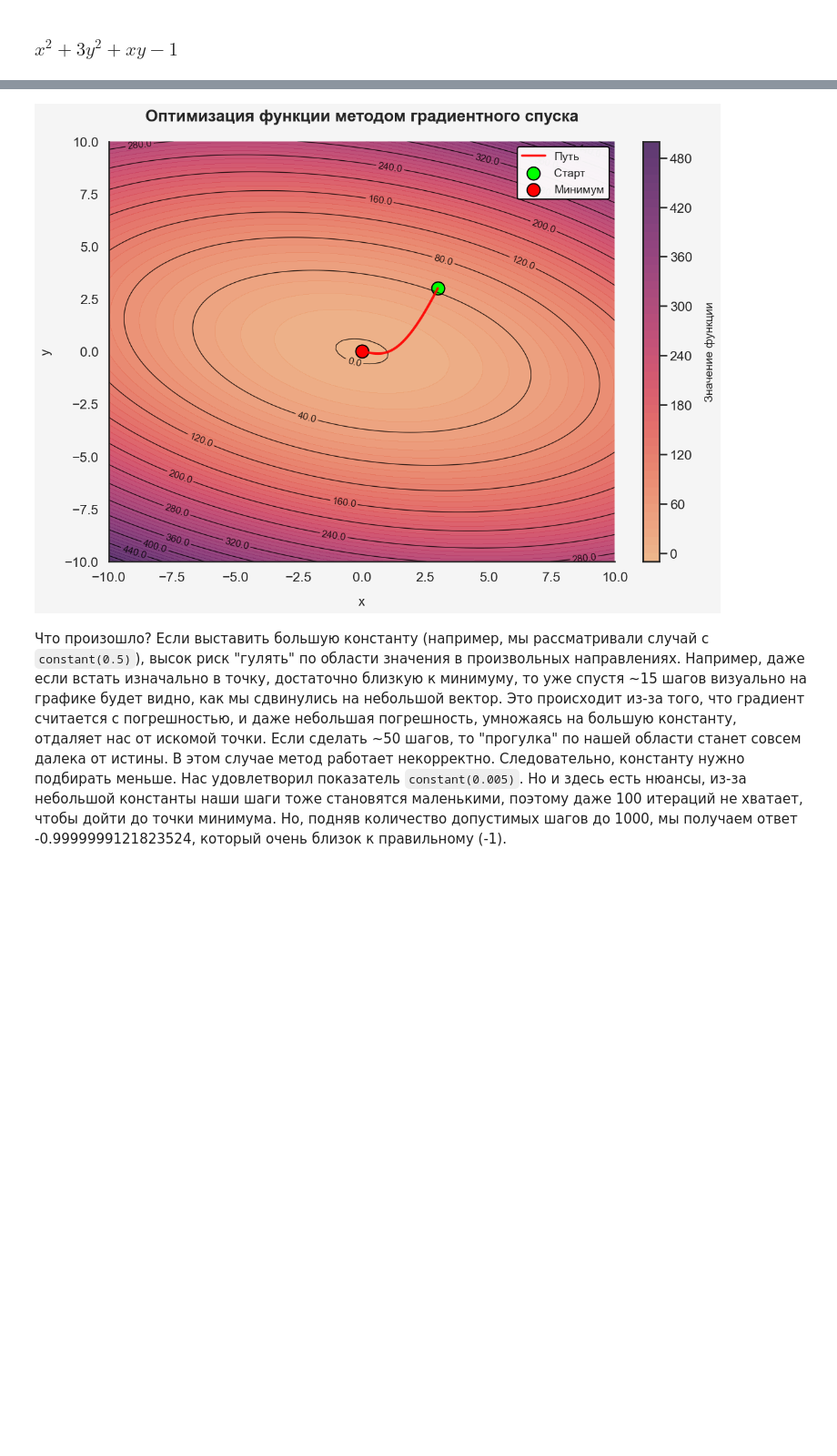
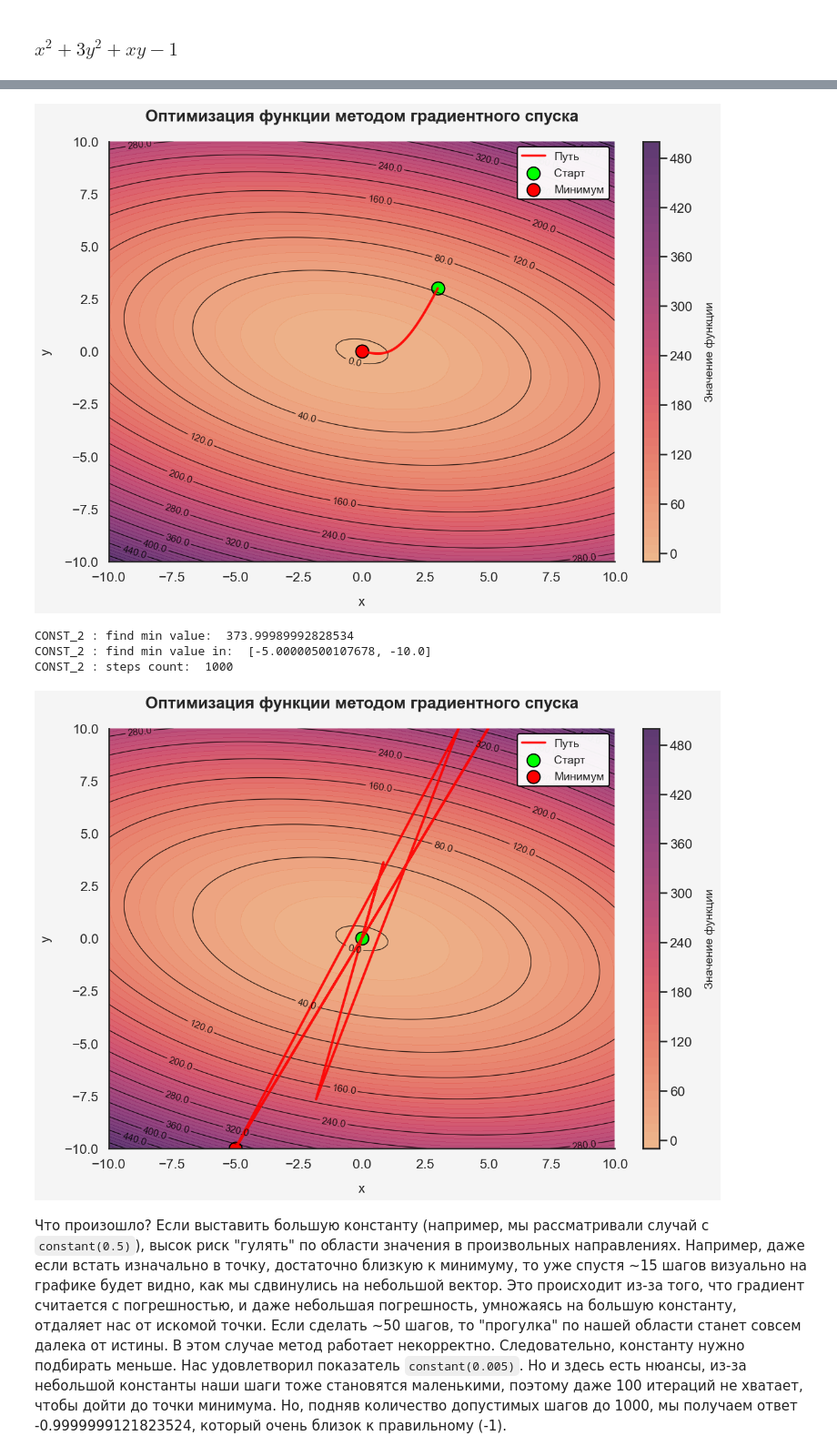
Before and after one commit to 3ELEHblE-LIJanki/Optimization-Methods-lab1, a Jupyter notebook: report.ipynb, the cells around one changed output, grey strips where cells are left out. Shown at 91% size. Cells and saved outputs as stored; diff of their text form; code cells hidden in the pictures; blank space fills up the shorter version.

````diff
--- a/report.ipynb
+++ b/report.ipynb
@@ -55,11 +56,15 @@ def pretty_print(descent: GradientDecent, name: str, find_result: float):
 + Первой функцией возьмём обычный многочлен от двух переменных $x^2 + 3y^2 + xy - 1$ и сделаем градиентный спуск с постоянным методом планирования шага  ![image.png](attachment:643b5011-b1a8-43e6-a094-e8357701c6fa.png)
 # %%
 func = lambda x: x[0] ** 2 + 3 * x[1] ** 2 + x[1] * x[0] - 1
-test_descent = GradientDecent(constant(0.005), func, [[-10.0, 10.0], [-10.0, 10.0]], 0.00001)
+test_descent_1 = GradientDecent(constant(0.005), func, [[-10.0, 10.0], [-10.0, 10.0]], 0.00001)
 
-pretty_print(test_descent, "CONST", test_descent.find_min([3, 3], 1000))
+pretty_print(test_descent_1, "CONST_1", test_descent_1.find_min([3, 3], 1000))
+test_plotter_1 = GraphicsPlotter(test_descent_1)
+test_plotter_1.plot()
 
-test_plotter = GraphicsPlotter(test_descent)
+test_descent_2 = GradientDecent(constant(0.5), func, [[-10.0, 10.0], [-10.0, 10.0]], 0.00001)
 
-test_plotter.plot()
+pretty_print(test_descent_2, "CONST_2", test_descent_2.find_min([0, 0], 1000))
+test_plotter_2 = GraphicsPlotter(test_descent_2)
+test_plotter_2.plot()
 # %% [output]
@@ -69,4 +74,8 @@ CONST : steps count:  858
 [figure]
+CONST_2 : find min value:  373.99989992828534
+CONST_2 : find min value in:  [-5.00000500107678, -10.0]
+CONST_2 : steps count:  1000
+[figure, added]
 # %% [markdown]
 Что произошло? Если выставить большую константу (например, мы рассматривали случай с ```constant(0.5)```), высок риск "гулять" по области значения в произвольных направлениях. Например, даже если встать изначально в точку, достаточно близкую к минимуму, то уже спустя ~15 шагов визуально на графике будет видно, как мы сдвинулись на небольшой вектор. Это происходит из-за того, что градиент считается с погрешностью, и даже небольшая погрешность, умножаясь на большую константу, отдаляет нас от искомой точки. Если сделать ~50 шагов, то "прогулка" по нашей области станет совсем далека от истины. В этом случае метод работает некорректно. Следовательно, константу нужно подбирать меньше. Нас удовлетворил показатель ```constant(0.005)```. Но и здесь есть нюансы, из-за небольшой константы наши шаги тоже становятся маленькими, поэтому даже 100 итераций не хватает, чтобы дойти до точки минимума. Но, подняв количество допустимых шагов до 1000, мы получаем ответ -0.9999999121823524, который очень близок к правильному (-1).
 # %% [markdown]
````
Also changed, not shown: parts of 17 cells of this notebook.
